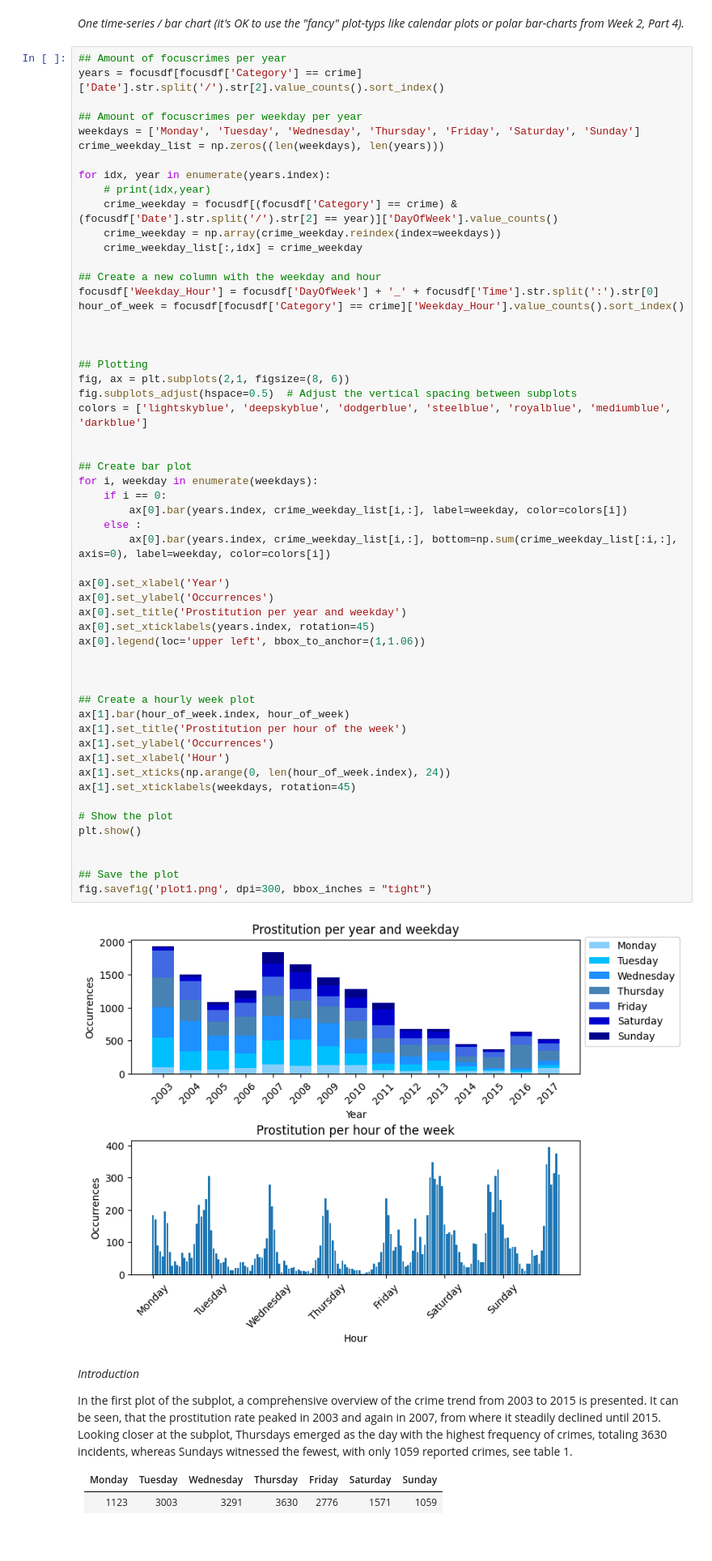
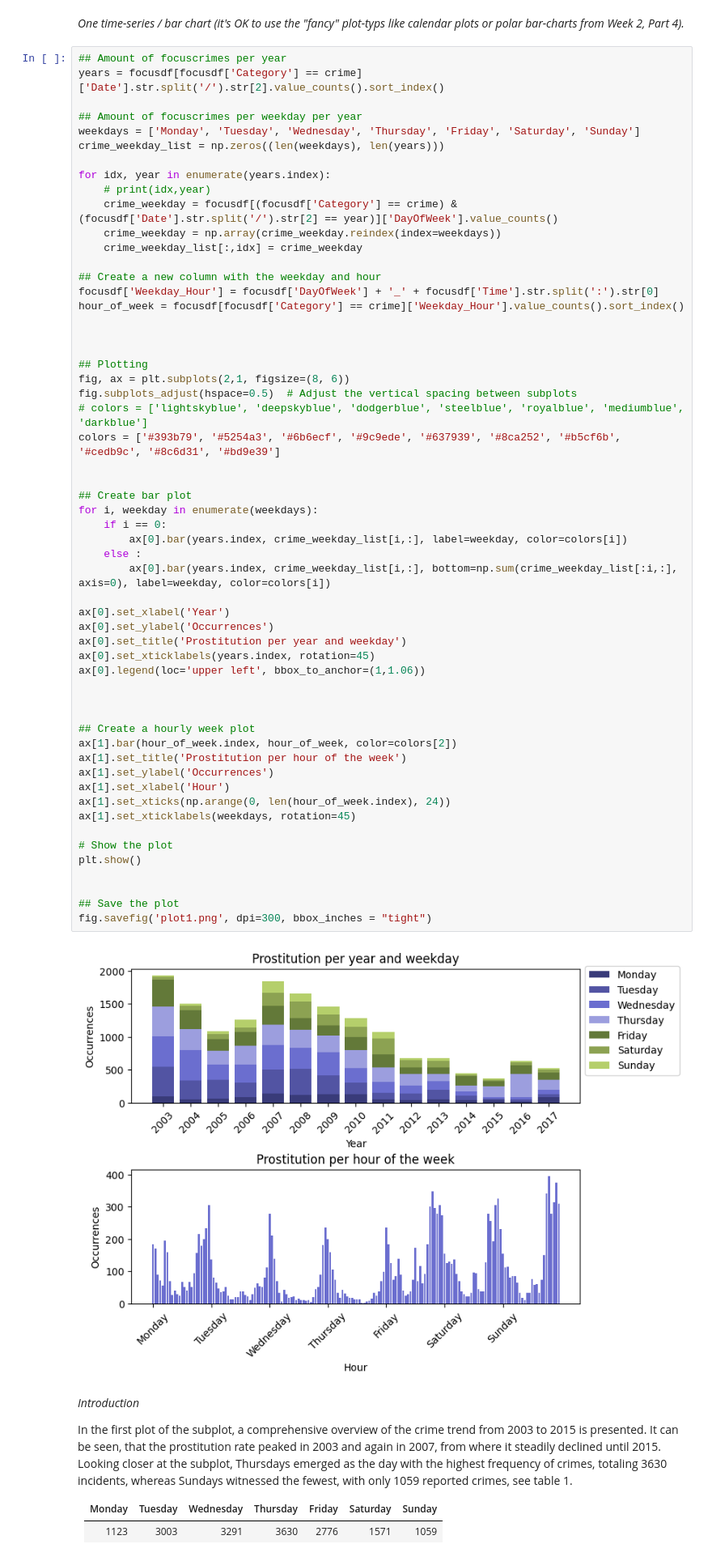
Before and after one commit to jukobo/jukobo.github.io, a Jupyter notebook: A2/Week8.ipynb, the cells around one changed output. Shown at 81% size. Cells and saved outputs as stored; diff of their text form.

```diff
--- a/A2/Week8.ipynb
+++ b/A2/Week8.ipynb
@@ -82,40 +82,41 @@ hour_of_week = focusdf[focusdf['Category'] == crime]['Weekday_Hour'].value_count
 ## Plotting
 fig, ax = plt.subplots(2,1, figsize=(8, 6))
 fig.subplots_adjust(hspace=0.5)  # Adjust the vertical spacing between subplots
-colors = ['lightskyblue', 'deepskyblue', 'dodgerblue', 'steelblue', 'royalblue', 'mediumblue', 'darkblue']
+# colors = ['lightskyblue', 'deepskyblue', 'dodgerblue', 'steelblue', 'royalblue', 'mediumblue', 'darkblue']
+colors = ['#393b79', '#5254a3', '#6b6ecf', '#9c9ede', '#637939', '#8ca252', '#b5cf6b', '#cedb9c', '#8c6d31', '#bd9e39']
 
 
 ## Create bar plot
 for i, weekday in enumerate(weekdays):
     if i == 0:
         ax[0].bar(years.index, crime_weekday_list[i,:], label=weekday, color=colors[i])
     else :
         ax[0].bar(years.index, crime_weekday_list[i,:], bottom=np.sum(crime_weekday_list[:i,:], axis=0), label=weekday, color=colors[i])
 
 ax[0].set_xlabel('Year')
 ax[0].set_ylabel('Occurrences')
 ax[0].set_title('Prostitution per year and weekday')
 ax[0].set_xticklabels(years.index, rotation=45)
 ax[0].legend(loc='upper left', bbox_to_anchor=(1,1.06))
 
 
 
 ## Create a hourly week plot
-ax[1].bar(hour_of_week.index, hour_of_week)
+ax[1].bar(hour_of_week.index, hour_of_week, color=colors[2])
 ax[1].set_title('Prostitution per hour of the week')
 ax[1].set_ylabel('Occurrences')
 ax[1].set_xlabel('Hour')
 ax[1].set_xticks(np.arange(0, len(hour_of_week.index), 24))
 ax[1].set_xticklabels(weekdays, rotation=45)
 
 # Show the plot
 plt.show()
 
 
 ## Save the plot
 fig.savefig('plot1.png', dpi=300, bbox_inches = "tight")
 # %% [output]
-[figure, old version]
+[figure, new version]
 # %% [markdown]
 _Introduction_
 
```
Also changed, not shown: 1 other file.
